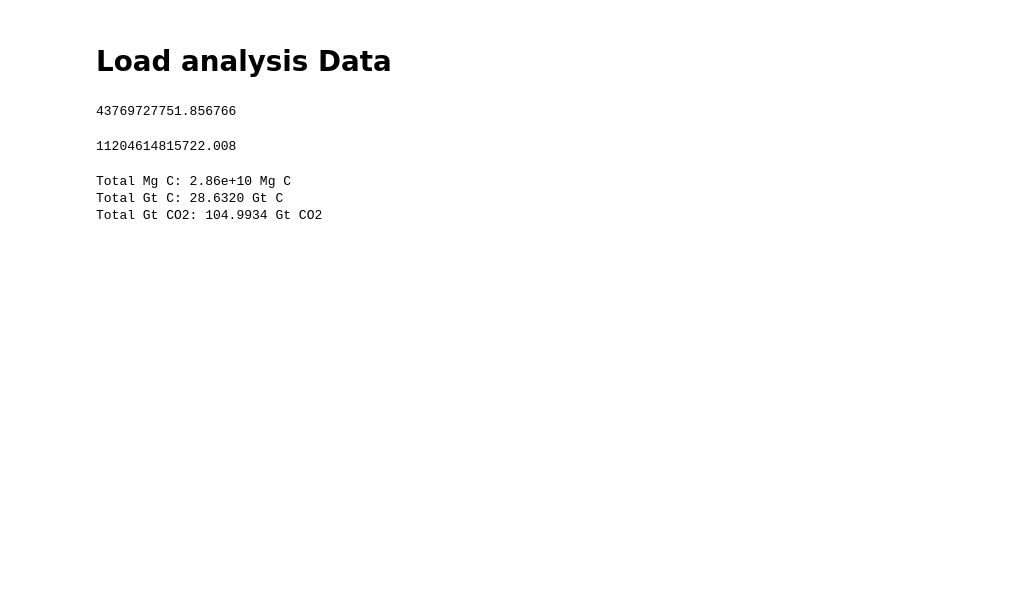
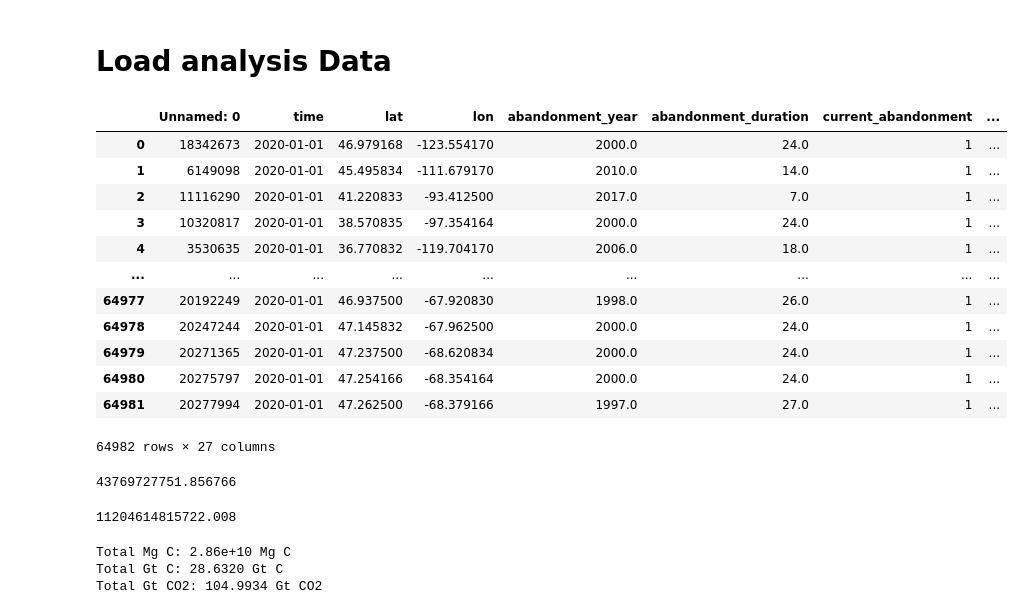
Before and after one commit to px39n/Landuse_Zhong, a Jupyter notebook: 6.5 Figure5_final_analysis.ipynb, the cells around one changed output. Drawn from its saved outputs; the diff is of its cells as text; code cells hidden in the pictures; blank space fills up the shorter version.

```diff
--- a/6.5 Figure5_final_analysis.ipynb
+++ b/6.5 Figure5_final_analysis.ipynb
@@ -64,6 +65,22 @@ us_counties = gpd.read_file('data/cb_2018_us_county_500k.shp')
 us_nation_4326 = us_nation.to_crs('EPSG:4326')
 us_states_4326 = us_states.to_crs('EPSG:4326')
 us_counties_4326 = us_counties.to_crs('EPSG:4326')
+# %%
+df_gmm_scores
+# %% [output]
+|  | Unnamed: 0 | time | lat | lon | abandonment_year | abandonment_duration | current_abandonment | ... |
+| 0 | 18342673 | 2020-01-01 | 46.979168 | -123.554170 | 2000.0 | 24.0 | 1 | ... |
+| 1 | 6149098 | 2020-01-01 | 45.495834 | -111.679170 | 2010.0 | 14.0 | 1 | ... |
+| 2 | 11116290 | 2020-01-01 | 41.220833 | -93.412500 | 2017.0 | 7.0 | 1 | ... |
+| 3 | 10320817 | 2020-01-01 | 38.570835 | -97.354164 | 2000.0 | 24.0 | 1 | ... |
+| 4 | 3530635 | 2020-01-01 | 36.770832 | -119.704170 | 2006.0 | 18.0 | 1 | ... |
+| ... | ... | ... | ... | ... | ... | ... | ... | ... |
+| 64977 | 20192249 | 2020-01-01 | 46.937500 | -67.920830 | 1998.0 | 26.0 | 1 | ... |
+| 64978 | 20247244 | 2020-01-01 | 47.145832 | -67.962500 | 2000.0 | 24.0 | 1 | ... |
+| 64979 | 20271365 | 2020-01-01 | 47.237500 | -68.620834 | 2000.0 | 24.0 | 1 | ... |
+| 64980 | 20275797 | 2020-01-01 | 47.254166 | -68.354164 | 2000.0 | 24.0 | 1 | ... |
+| 64981 | 20277994 | 2020-01-01 | 47.262500 | -68.379166 | 1997.0 | 27.0 | 1 | ... |
+64982 rows × 27 columns
 # %%
 df_strategies['area_m2'].sum()
 # %% [output]
```
Also changed, not shown: parts of 3 cells of this notebook, 8 other files.
